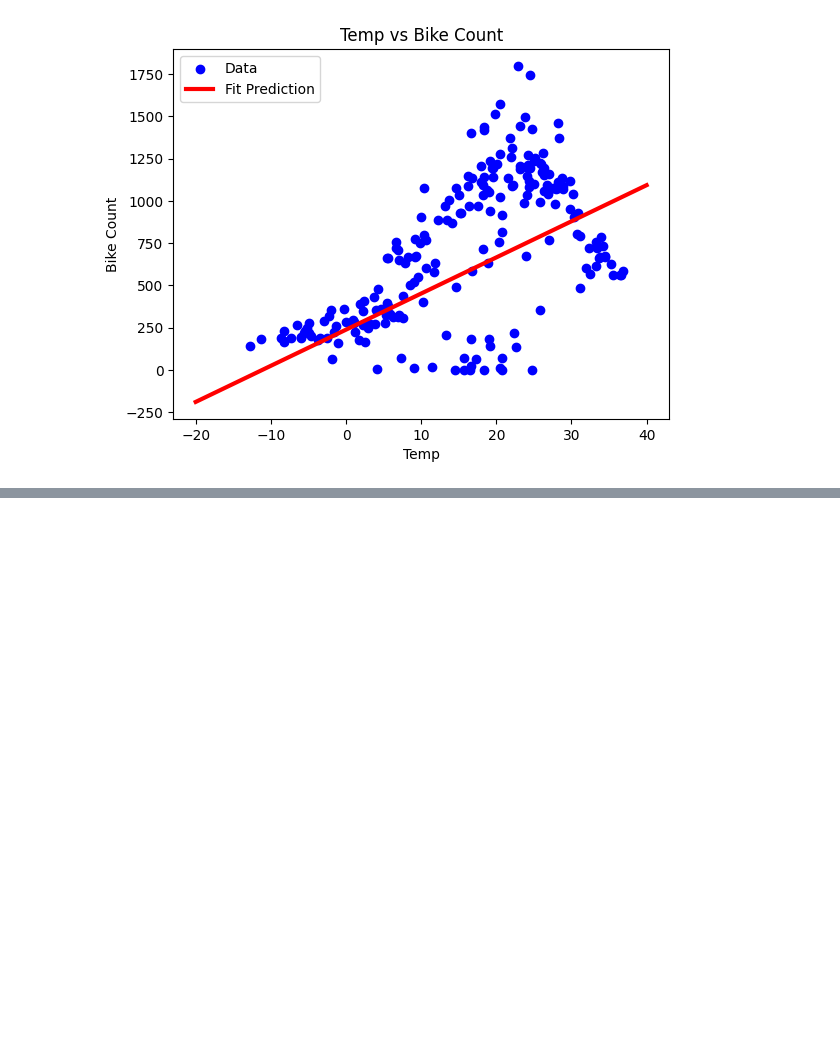
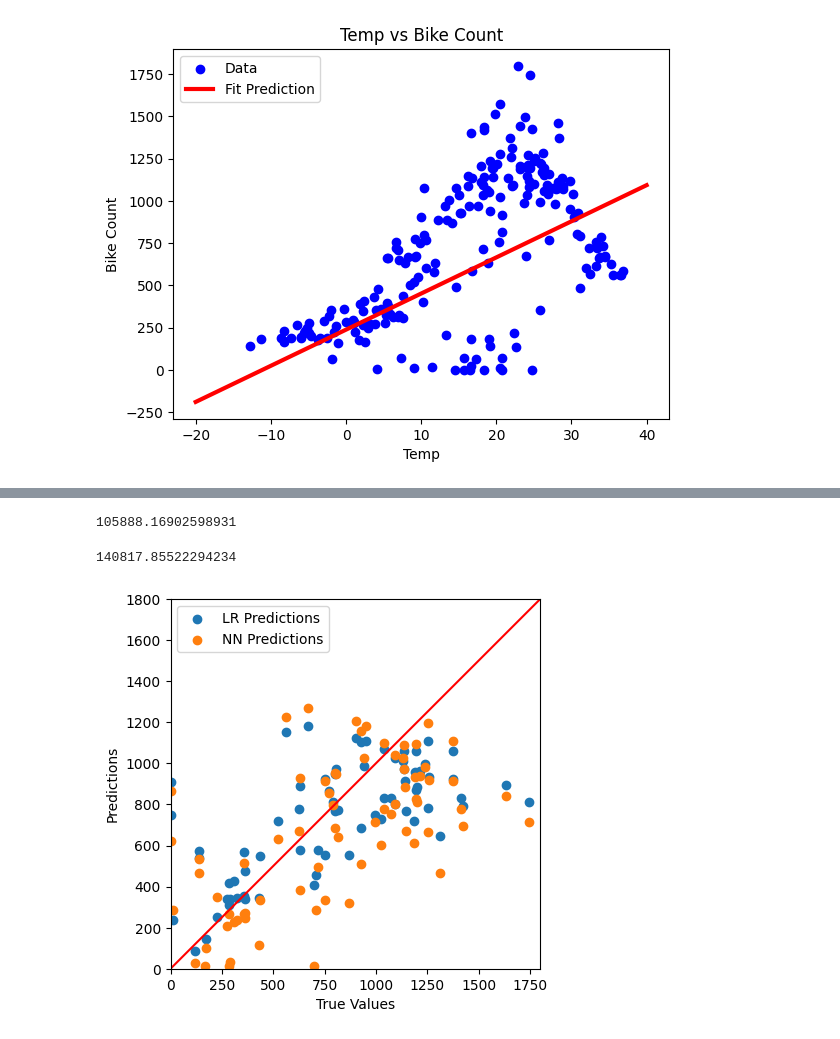
Before and after one commit to Itskindastrange/Seoul-Bike-Sharing-Demand-UCI-Dataset, a Jupyter notebook: Seoul_Bike_Sharing_Demand_UCI_Dataset.ipynb, the cells around one changed output, grey strips where cells are left out. Cells and saved outputs as stored; diff of their text form; code cells hidden in the pictures; blank space fills up the shorter version.

```diff
--- a/Seoul_Bike_Sharing_Demand_UCI_Dataset.ipynb
+++ b/Seoul_Bike_Sharing_Demand_UCI_Dataset.ipynb
@@ -177,0 +240,5 @@ plt.show()
+# %%
+#calculate MSE for both LR and NN
+
+y_pred_all_lr= all_reg_model.predict(X_test_all)
+y_pred_nn= nn_model.predict(X_test_all)
@@ -177,0 +250,21 @@ plt.show()
+# %%
+MSE(y_pred_all_lr,y_test_all)  #for LR
+# %% [output]
+105888.16902598931
+# %%
+MSE(y_pred_nn , y_test_all)  #for NN
+# %% [output]
+140817.85522294234
+# %%
+ax=plt.axes(aspect='equal')
+plt.scatter(y_test_all , y_pred_all_lr ,label='LR Predictions')
+plt.scatter(y_test_all , y_pred_nn ,label='NN Predictions')
+plt.xlabel("True Values")
+plt.ylabel("Predictions")
+lims=[0,1800]
+plt.xlim(lims)
+plt.ylim(lims)
+plt.legend()
+_ = plt.plot(lims,lims,'red')
+# %% [output]
+[figure, added]
```
Also changed, not shown: parts of 13 cells of this notebook.
